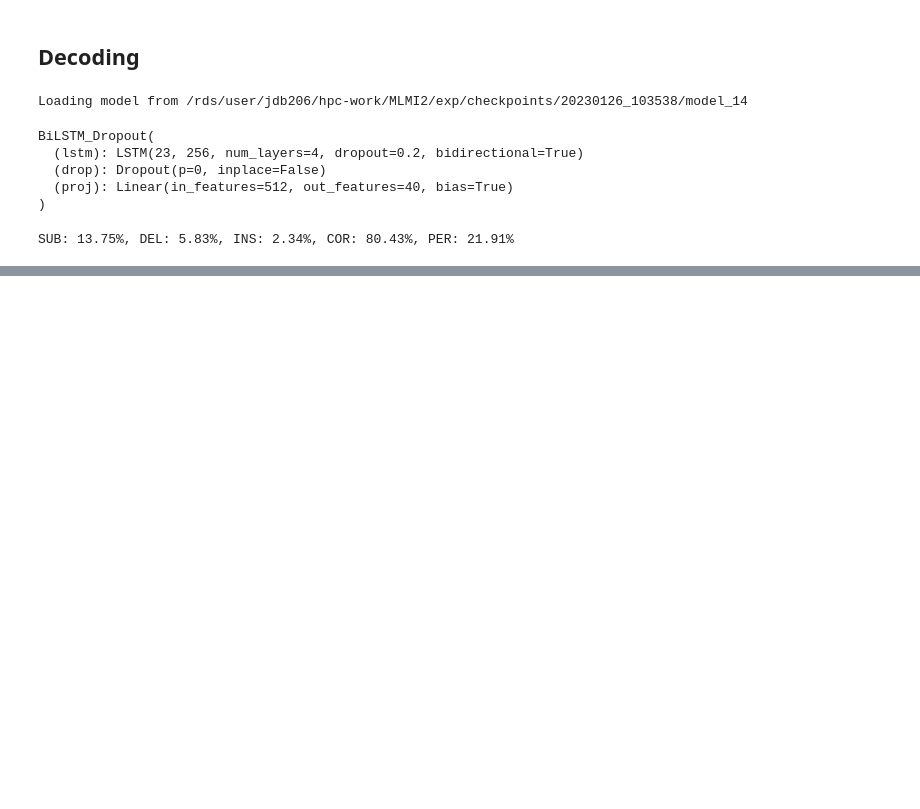
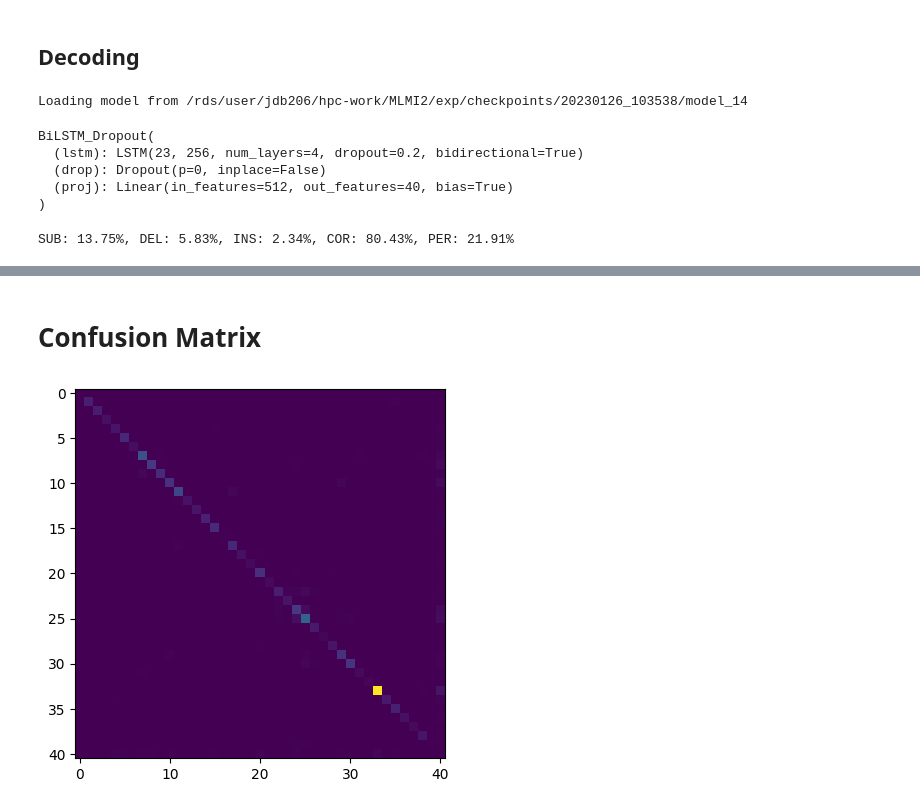
Before and after one commit to John-D-Boom/Speech-Recognition, a Jupyter notebook: MLMI2_Decoding.ipynb, the cells around one changed output, grey strips where cells are left out. Saved outputs shown, nothing was run; the diff lists cells and outputs as text; code cells hidden in the pictures; blank space fills up the shorter version.

```diff
--- a/MLMI2_Decoding.ipynb
+++ b/MLMI2_Decoding.ipynb
@@ -175,0 +313,2 @@ plt.show()
+# %% [markdown]
+# Confusion Matrix
@@ -175,0 +369,11 @@ plt.show()
+# %%
+for i, val in enumerate(counts):
+    if i == 39:
+        break
+    conf_matrix[i, i] = val - sum(conf_matrix[i,:])
+# %%
+conf_matrix
+plt.imshow(conf_matrix)
+plt.show()
+# %% [output]
+[figure, added]
```
Also changed, not shown: parts of 21 cells of this notebook, 6 other files.
